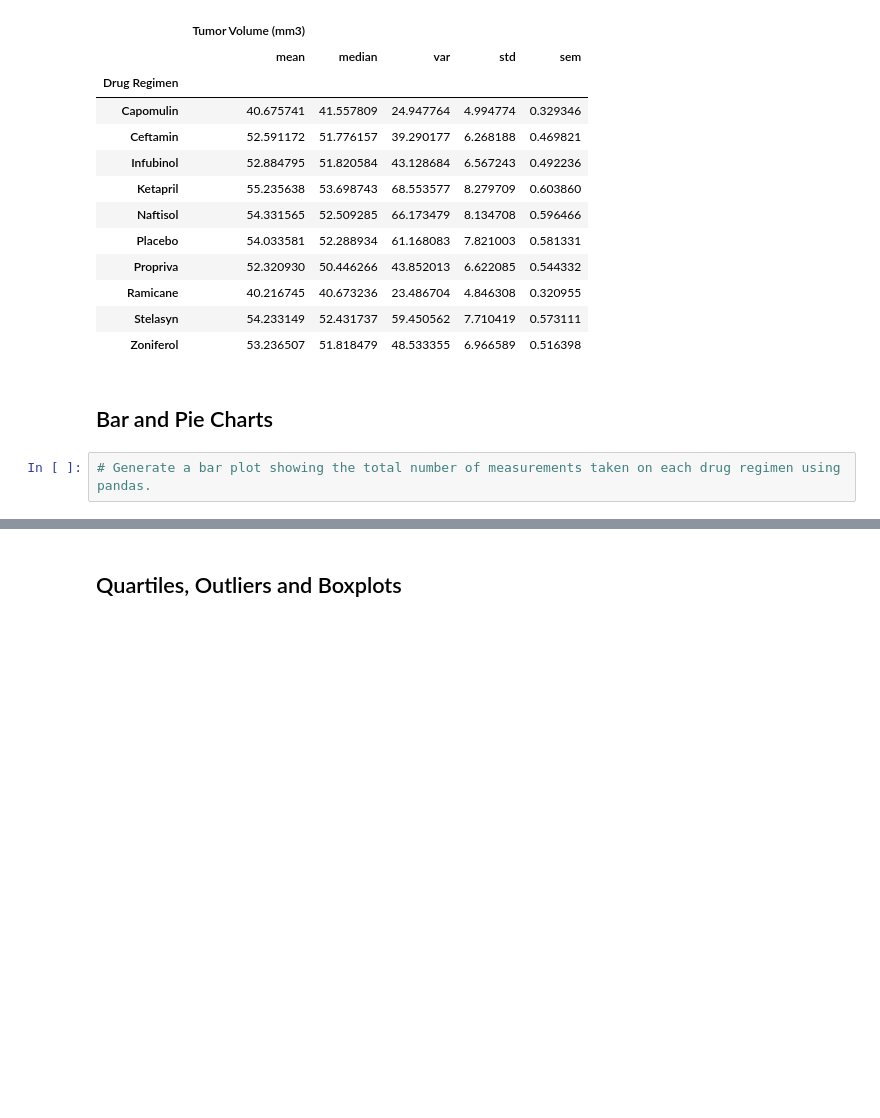
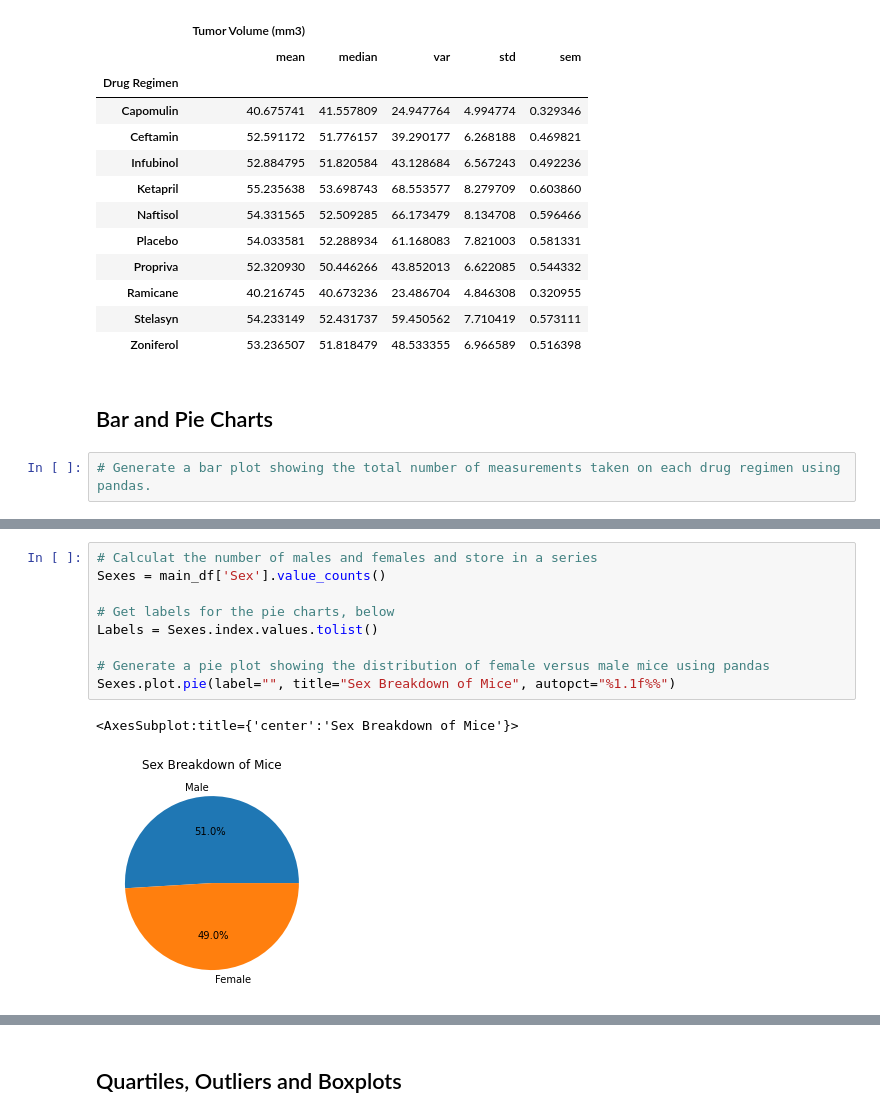
Before and after one commit to nbullerds/matplotlib-challenge, a Jupyter notebook: Matplotlib_Pymaceuticals.ipynb, the cells around one changed output, grey strips where cells are left out. Drawn from its saved outputs; the diff is of its cells as text; blank space fills up the shorter version.

```diff
--- a/Matplotlib_Pymaceuticals.ipynb
+++ b/Matplotlib_Pymaceuticals.ipynb
@@ -158 +213,13 @@ drug_stats_df2
+# %%
+# Calculat the number of males and females and store in a series
+Sexes = main_df['Sex'].value_counts()
+
+# Get labels for the pie charts, below
+Labels = Sexes.index.values.tolist()
+
+# Generate a pie plot showing the distribution of female versus male mice using pandas
+Sexes.plot.pie(label="", title="Sex Breakdown of Mice", autopct="%1.1f%%")
+# %% [output]
+<AxesSubplot:title={'center':'Sex Breakdown of Mice'}>
+[figure, added]
 # %%
```
Also changed, not shown: parts of 12 cells of this notebook.
